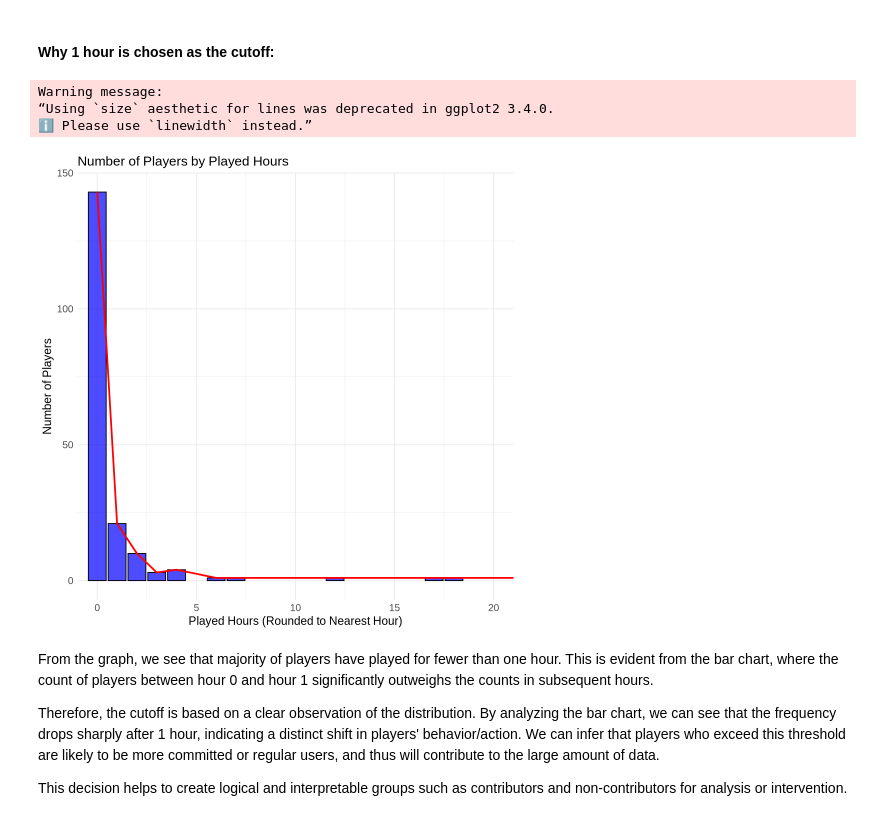
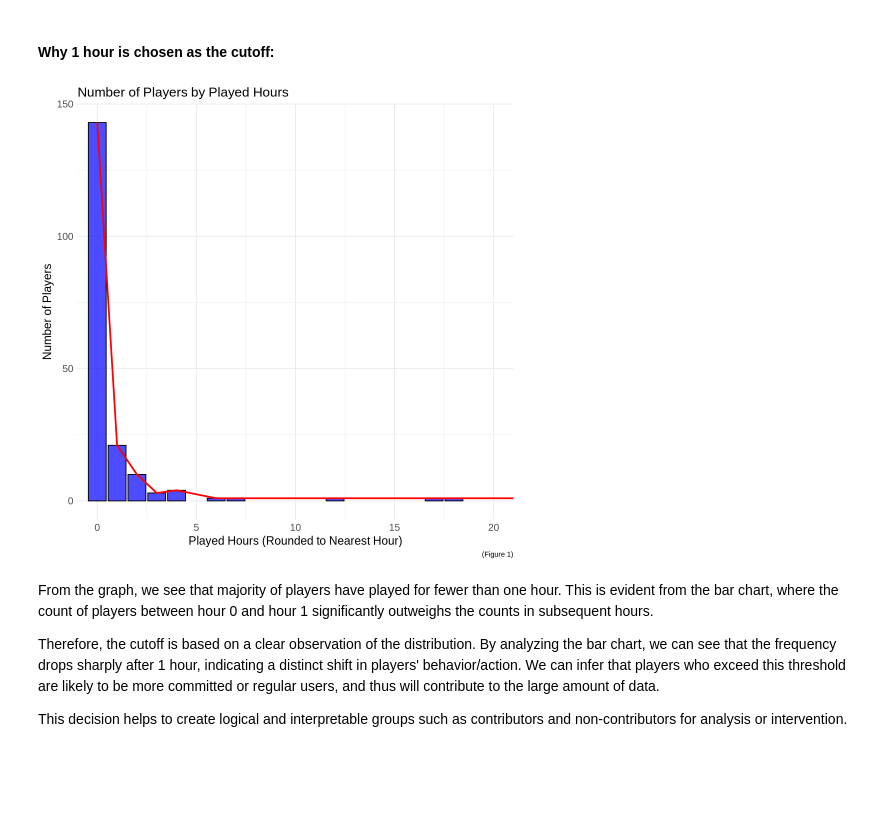
Before and after one commit to EmmaGjoen/data_science_group_project, a Jupyter notebook: project_final_report.ipynb, the cells around one changed output. Saved outputs shown, nothing was run; the diff lists cells and outputs as text; code cells hidden in the pictures; blank space fills up the shorter version.

```diff
--- a/project_final_report.ipynb
+++ b/project_final_report.ipynb
@@ -73,26 +73,23 @@ A tibble: 6 × 9
 # %%
 hourly_data <- players_data |>
   mutate(rounded_hours = round(played_hours)) |>
   group_by(rounded_hours) |>
   summarise(number_of_players = n())
 
-
 ggplot(hourly_data, aes(x = rounded_hours, y = number_of_players)) +
   geom_bar(stat = "identity", fill = "blue", color = "black", alpha = 0.7) +
   geom_line(aes(x = rounded_hours, y = number_of_players), color = "red", size = 1) +
   labs(title = "Number of Players by Played Hours",
        x = "Played Hours (Rounded to Nearest Hour)",
-       y = "Number of Players") +
+       y = "Number of Players",
+       caption = "(Figure 1)") +
   coord_cartesian(xlim = c(0, 20)) +
   theme_minimal() +
   theme(plot.title = element_text(size = 16),
         axis.text = element_text(size = 12),
         axis.title = element_text(size = 14))
 # %% [output]
-Warning message:
-“Using `size` aesthetic for lines was deprecated in ggplot2 3.4.0.
-ℹ Please use `linewidth` instead.”
-[figure, old version]
+[figure, new version]
 # %% [markdown]
 From the graph, we see that majority of players have played for fewer than one hour. This is evident from the bar chart, where the count of players between hour 0 and hour 1 significantly outweighs the counts in subsequent hours.
 
```
Also changed, not shown: parts of 7 cells of this notebook.
